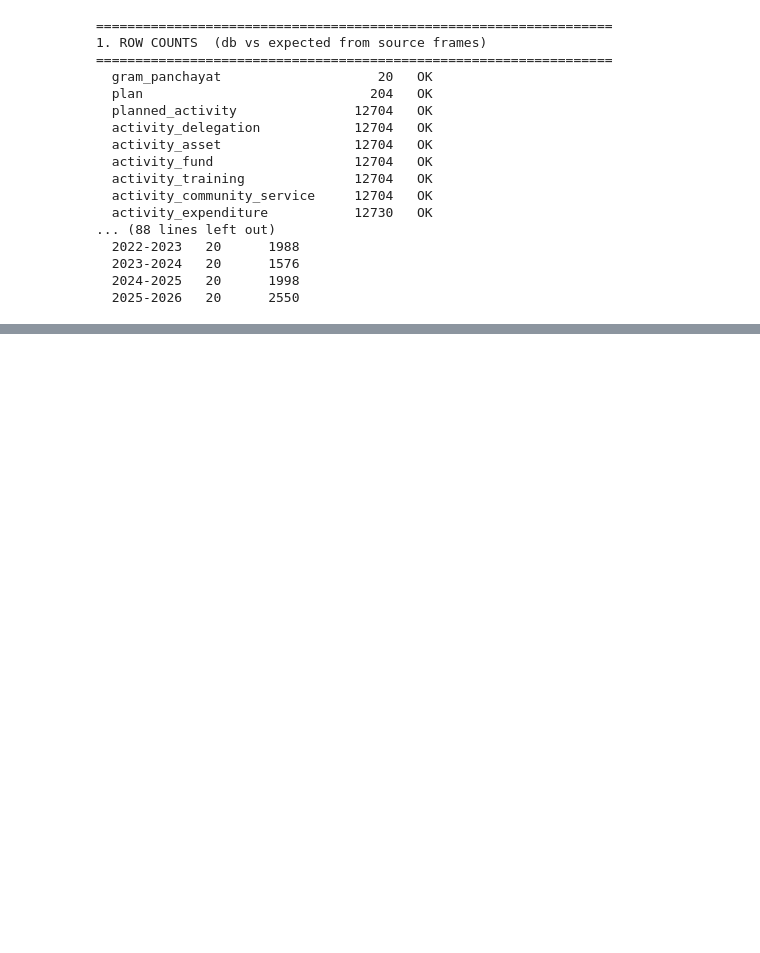
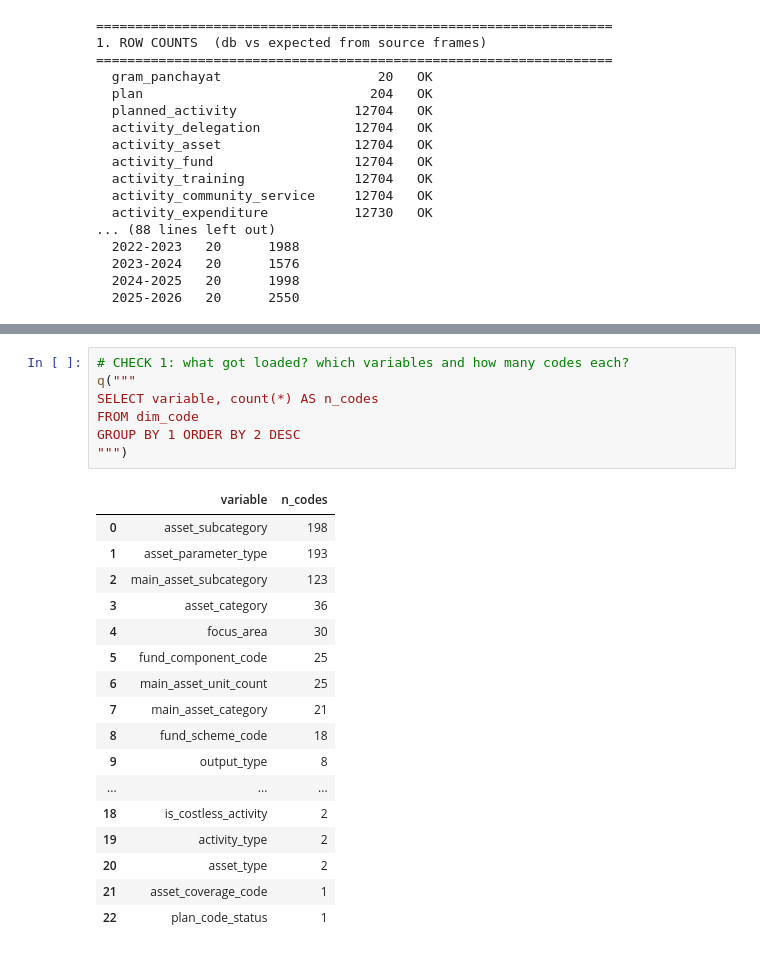
Before and after one commit to Data-Policy-and-Innovation-Centre/ai-for-panchayats, a Jupyter notebook: notebooks/duckdb_database_2.ipynb, the cells around one changed output, grey strips where cells are left out. Drawn from its saved outputs; the diff is of its cells as text; blank space fills up the shorter version.

```diff
--- a/notebooks/duckdb_database_2.ipynb
+++ b/notebooks/duckdb_database_2.ipynb
@@ -882,0 +1076,25 @@ print(q("""
+# %%
+# CHECK 1: what got loaded? which variables and how many codes each?
+q("""
+SELECT variable, count(*) AS n_codes
+FROM dim_code
+GROUP BY 1 ORDER BY 2 DESC
+""")
+# %% [output]
+|  | variable | n_codes |
+| 0 | asset_subcategory | 198 |
+| 1 | asset_parameter_type | 193 |
+| 2 | main_asset_subcategory | 123 |
+| 3 | asset_category | 36 |
+| 4 | focus_area | 30 |
+| 5 | fund_component_code | 25 |
+| 6 | main_asset_unit_count | 25 |
+| 7 | main_asset_category | 21 |
+| 8 | fund_scheme_code | 18 |
+| 9 | output_type | 8 |
+| ... | ... | ... |
+| 18 | is_costless_activity | 2 |
+| 19 | activity_type | 2 |
+| 20 | asset_type | 2 |
+| 21 | asset_coverage_code | 1 |
+| 22 | plan_code_status | 1 |
```
Also changed, not shown: parts of 13 cells of this notebook, 1 other file.
